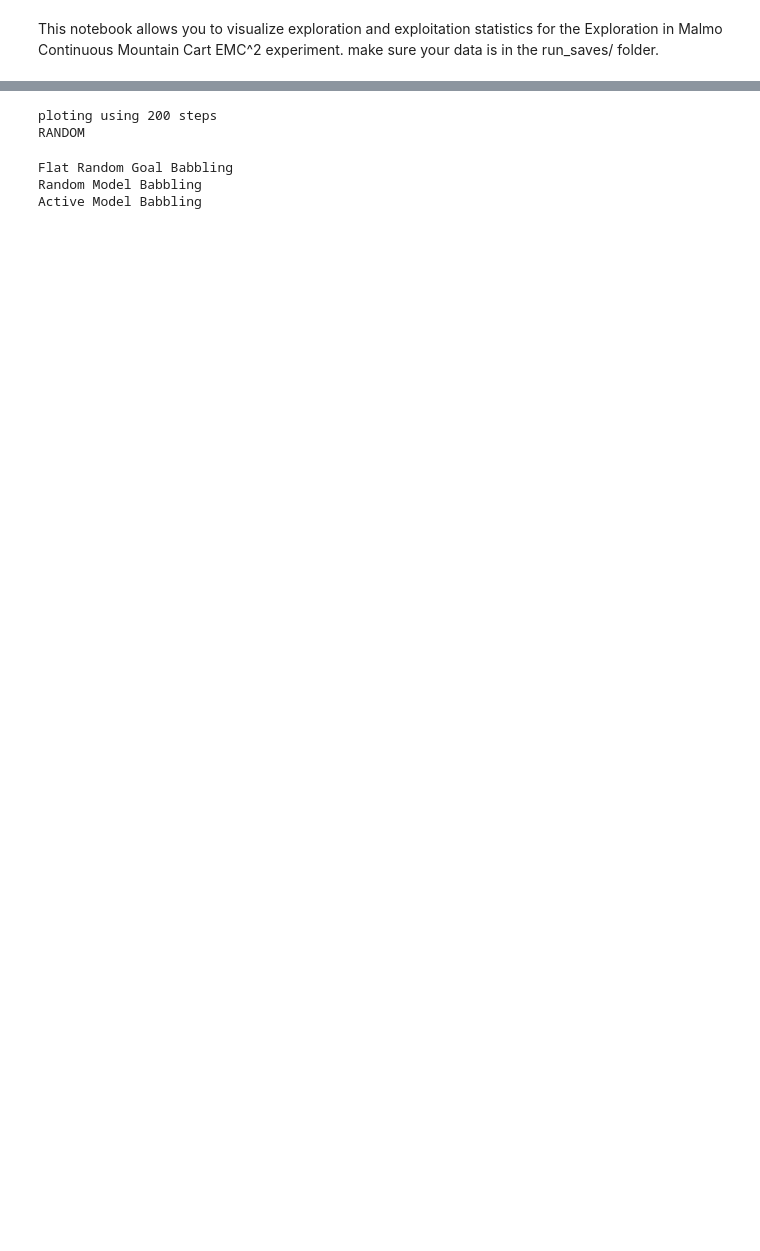
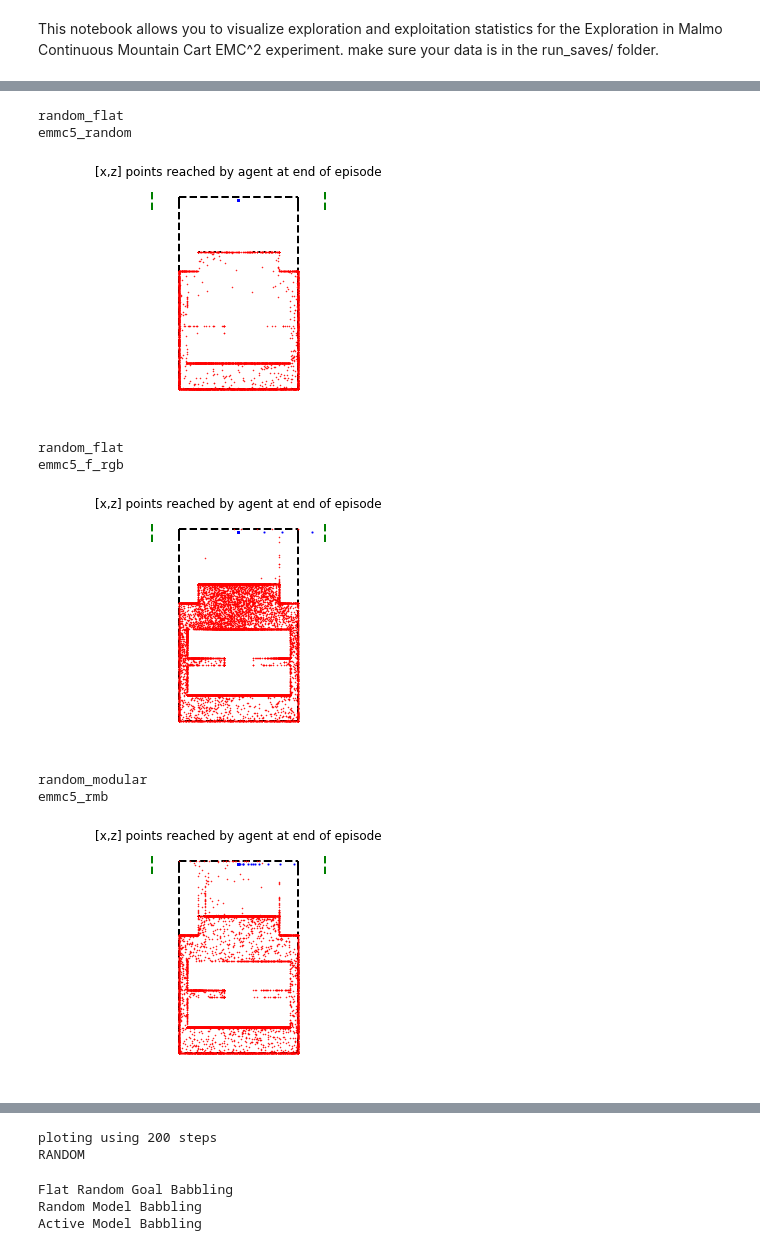
Before and after one commit to rPortelas/malmo_mountain_cart, a Jupyter notebook: data_visualization_emmc.ipynb, the cells around one changed output, grey strips where cells are left out. Cells and saved outputs as stored; diff of their text form; code cells hidden in the pictures; blank space fills up the shorter version.

```diff
--- a/data_visualization_emmc.ipynb
+++ b/data_visualization_emmc.ipynb
@@ -50,13 +53,0 @@ emmc5_amb
-# %%
-# Visualization of cart and agent final pos reached on 1 run
-for m_name, m_id in zip(model_full_names,model_filenames):
-    b_k = saves[m_id][1]
-    print(b_k['parameters']['model_type'])
-    print(m_id)
-    #for i in range(nb_runs):
-    #b_k = saves[m_id][i]
-    #print(b_k['end_agent_x'][:10])
-    plot_agent_pos_exploration(1, b_k['end_shovel_x'],
-                                   b_k['end_shovel_z'],
-                                   b_k['end_cart_x'])
-    plt.show()
@@ -75,0 +74,67 @@ emmc5_amb
+# %%
+def plot_agent_pos_exploration(fig_id, Xs, Zs,cart_Xs):
+    plt.close(fig_id)
+    plt.figure(fig_id)
+
+    b = Bounds()
+    b.add('agent_x',[288.3,294.7])
+    b.add('agent_z',[433.3,443.7])
+
+    plt.figure(1)
+
+    # add arena boundaries
+    points = np.array([[288.3, 433.3],
+                       [294.7, 433.3],
+
+                       [294.7,443.3],
+                       [294.7,443.7],
+                       [288.3,443.7],
+                       [288.3,443.3]])
+
+    #upper floor limit
+    plt.plot([293.7, 292.3], [440.7, 440.7], color='k', linestyle=':', linewidth=2)
+    plt.plot([290.7, 289.3], [440.7, 440.7], color='k', linestyle=':', linewidth=2)
+
+    #cart swinged up limit
+    plt.plot([286.8, 286.8], [443, 444], color='g', linestyle='--', linewidth=2)
+    plt.plot([296.2, 296.2], [443, 444], color='g', linestyle='--', linewidth=2)
+
+    for i,(x,y) in enumerate(points):
+        if i == (len(points) - 1):
+            xs = [x,points[0,0]]
+            ys = [y,points[0,1]]
+        else:
+            xs = [x,points[i+1,0]]
+            ys = [y,points[i+1,1]]
+        plt.plot(xs,ys,color='k',linestyle='--', linewidth=2)
+
+    plt.plot(Xs,Zs,'r.',markersize=1)
+    plt.plot(cart_Xs,[443.5]*len(cart_Xs),'bs',markersize=1)
+
+    plt.gca().invert_xaxis()
+    plt.axis('equal')
+    plt.axis('off')
+    plt.title("[x,z] points reached by agent at end of episode")
+
+# Visualization of cart and agent final pos reached on 1 run
+for m_name, m_id in zip(model_full_names,model_filenames):
+    b_k = saves[m_id][0]
+    print(b_k['parameters']['model_type'])
+    print(m_id)
+    #for i in range(nb_runs):
+    #b_k = saves[m_id][i]
+    #print(b_k['end_agent_x'][:10])
+    plot_agent_pos_exploration(1, b_k['end_agent_x'],
+                                   b_k['end_agent_z'],
+                                   b_k['end_cart_x'])
+    plt.show()
+# %% [output]
+random_flat
+emmc5_random
+[figure, added]
+random_flat
+emmc5_f_rgb
+[figure, added]
+random_modular
+emmc5_rmb
+[figure, added]
```
Also changed, not shown: parts of 11 cells of this notebook, 1 other file.
